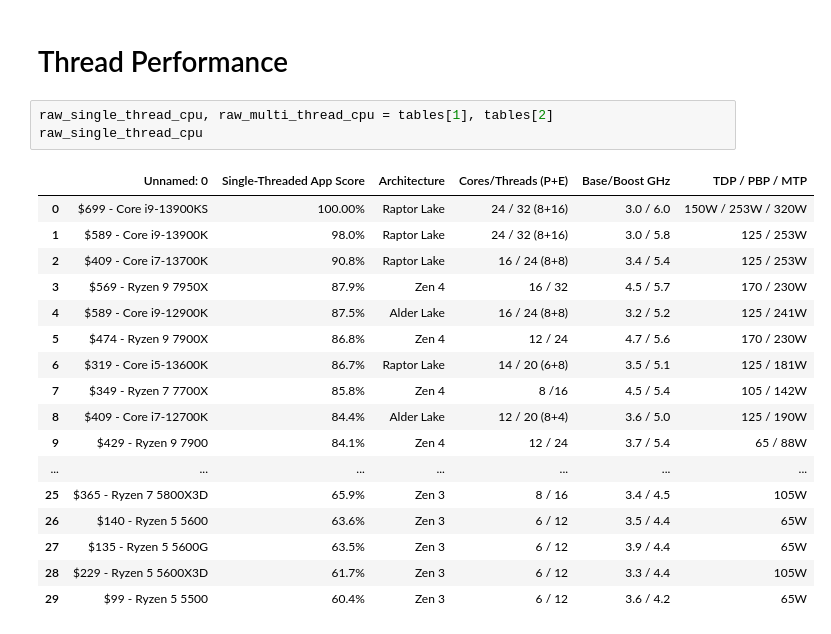
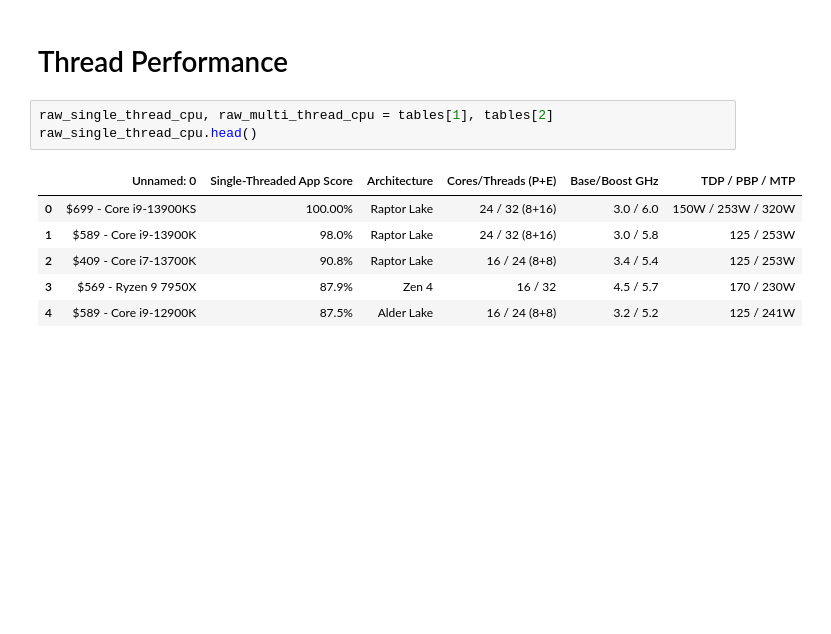
Before and after one commit to chengeric155/Computer-Building-Analysis, a Jupyter notebook: CPU Analysis.ipynb, the cells around one changed output. Drawn from its saved outputs; the diff is of its cells as text; blank space fills up the shorter version.

```diff
--- a/CPU Analysis.ipynb
+++ b/CPU Analysis.ipynb
@@ -105,23 +129,12 @@ px.scatter(gaming_cpu,
 # Thread Performance
 # %%
 raw_single_thread_cpu, raw_multi_thread_cpu = tables[1], tables[2]
-raw_single_thread_cpu
+raw_single_thread_cpu.head()
 # %% [output]
 |  | Unnamed: 0 | Single-Threaded App Score | Architecture | Cores/Threads (P+E) | Base/Boost GHz | TDP / PBP / MTP |
 | 0 | $699 - Core i9-13900KS | 100.00% | Raptor Lake | 24 / 32 (8+16) | 3.0 / 6.0 | 150W / 253W / 320W |
 | 1 | $589 - Core i9-13900K | 98.0% | Raptor Lake | 24 / 32 (8+16) | 3.0 / 5.8 | 125 / 253W |
 | 2 | $409 - Core i7-13700K | 90.8% | Raptor Lake | 16 / 24 (8+8) | 3.4 / 5.4 | 125 / 253W |
 | 3 | $569 - Ryzen 9 7950X | 87.9% | Zen 4 | 16 / 32 | 4.5 / 5.7 | 170 / 230W |
 | 4 | $589 - Core i9-12900K | 87.5% | Alder Lake | 16 / 24 (8+8) | 3.2 / 5.2 | 125 / 241W |
-| 5 | $474 - Ryzen 9 7900X | 86.8% | Zen 4 | 12 / 24 | 4.7 / 5.6 | 170 / 230W |
-| 6 | $319 - Core i5-13600K | 86.7% | Raptor Lake | 14 / 20 (6+8) | 3.5 / 5.1 | 125 / 181W |
-| 7 | $349 - Ryzen 7 7700X | 85.8% | Zen 4 | 8 /16 | 4.5 / 5.4 | 105 / 142W |
-| 8 | $409 - Core i7-12700K | 84.4% | Alder Lake | 12 / 20 (8+4) | 3.6 / 5.0 | 125 / 190W |
-| 9 | $429 - Ryzen 9 7900 | 84.1% | Zen 4 | 12 / 24 | 3.7 / 5.4 | 65 / 88W |
-| ... | ... | ... | ... | ... | ... | ... |
-| 25 | $365 - Ryzen 7 5800X3D | 65.9% | Zen 3 | 8 / 16 | 3.4 / 4.5 | 105W |
-| 26 | $140 - Ryzen 5 5600 | 63.6% | Zen 3 | 6 / 12 | 3.5 / 4.4 | 65W |
-| 27 | $135 - Ryzen 5 5600G | 63.5% | Zen 3 | 6 / 12 | 3.9 / 4.4 | 65W |
-| 28 | $229 - Ryzen 5 5600X3D | 61.7% | Zen 3 | 6 / 12 | 3.3 / 4.4 | 105W |
-| 29 | $99 - Ryzen 5 5500 | 60.4% | Zen 3 | 6 / 12 | 3.6 / 4.2 | 65W |
 # %%
```
Also changed, not shown: parts of 10 cells of this notebook.
